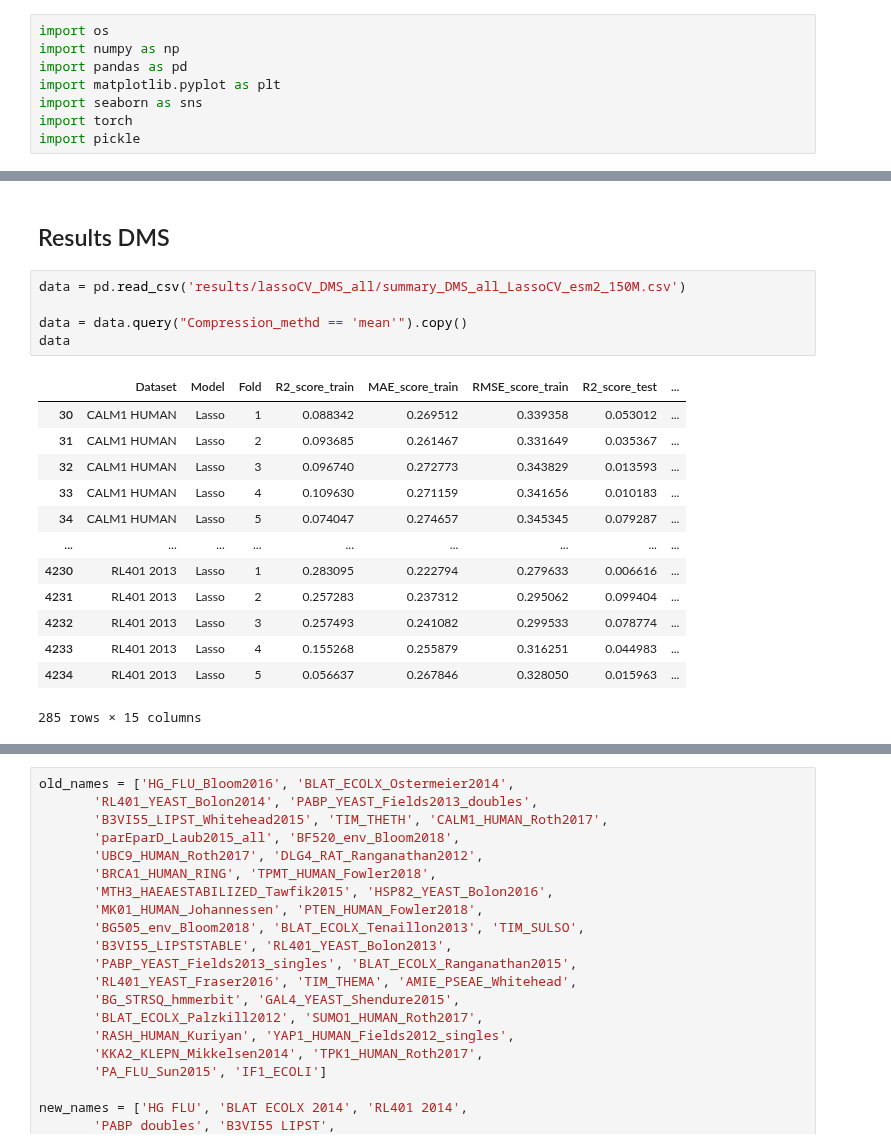
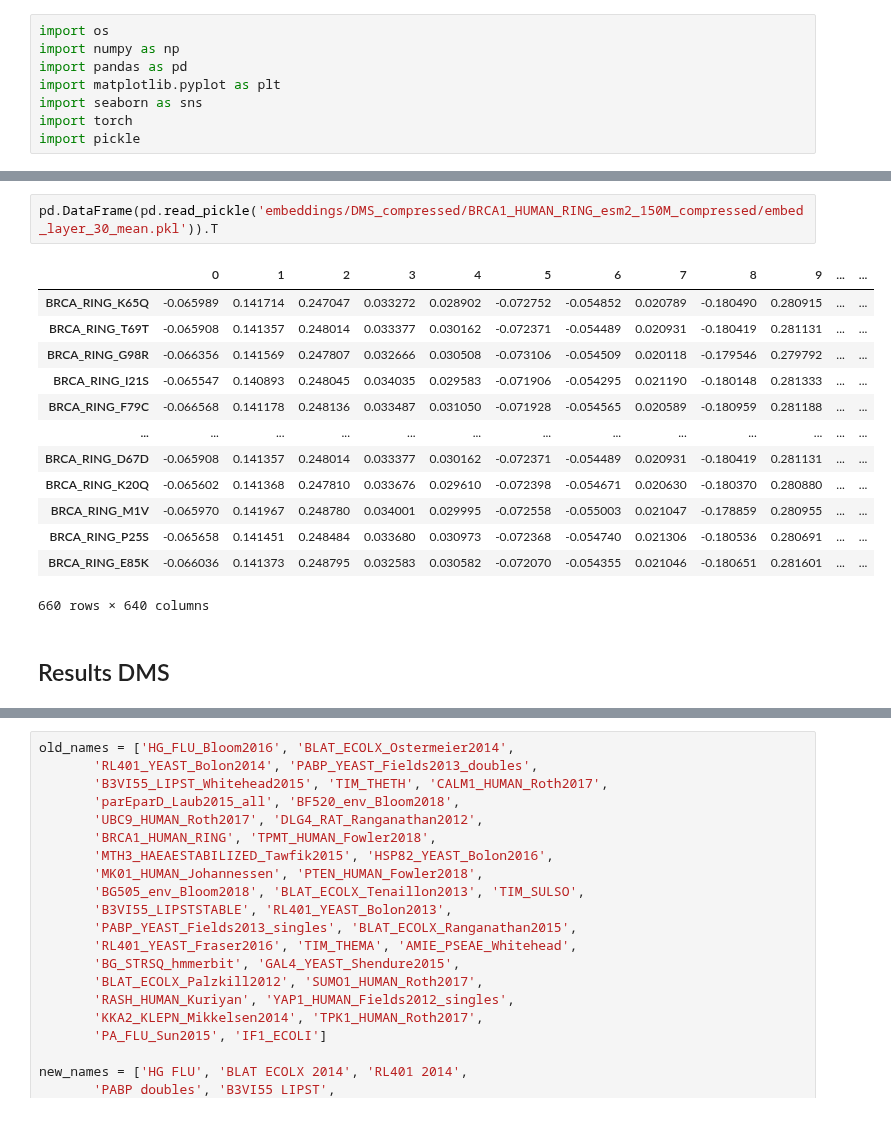
Before and after one commit to ziul-bio/SWAT, a Jupyter notebook: plot_results.ipynb, the cells around one changed output, grey strips where cells are left out. Cells and saved outputs as stored; diff of their text form.

```diff
--- a/plot_results.ipynb
+++ b/plot_results.ipynb
@@ -36,21 +67,18 @@ python scripts/run_reg_Lasso.py -i embeddings/BLAT_ECOLX_Ostermeier2014_esm2_150
+# %%
+pd.DataFrame(pd.read_pickle('embeddings/DMS_compressed/BRCA1_HUMAN_RING_esm2_150M_compressed/embed_layer_30_mean.pkl')).T
+# %% [output]
+|  | 0 | 1 | 2 | 3 | 4 | 5 | 6 | 7 | 8 | 9 | ... | ... |
+| BRCA_RING_K65Q | -0.065989 | 0.141714 | 0.247047 | 0.033272 | 0.028902 | -0.072752 | -0.054852 | 0.020789 | -0.180490 | 0.280915 | ... | ... |
+| BRCA_RING_T69T | -0.065908 | 0.141357 | 0.248014 | 0.033377 | 0.030162 | -0.072371 | -0.054489 | 0.020931 | -0.180419 | 0.281131 | ... | ... |
+| BRCA_RING_G98R | -0.066356 | 0.141569 | 0.247807 | 0.032666 | 0.030508 | -0.073106 | -0.054509 | 0.020118 | -0.179546 | 0.279792 | ... | ... |
+| BRCA_RING_I21S | -0.065547 | 0.140893 | 0.248045 | 0.034035 | 0.029583 | -0.071906 | -0.054295 | 0.021190 | -0.180148 | 0.281333 | ... | ... |
+| BRCA_RING_F79C | -0.066568 | 0.141178 | 0.248136 | 0.033487 | 0.031050 | -0.071928 | -0.054565 | 0.020589 | -0.180959 | 0.281188 | ... | ... |
+| ... | ... | ... | ... | ... | ... | ... | ... | ... | ... | ... | ... | ... |
+| BRCA_RING_D67D | -0.065908 | 0.141357 | 0.248014 | 0.033377 | 0.030162 | -0.072371 | -0.054489 | 0.020931 | -0.180419 | 0.281131 | ... | ... |
+| BRCA_RING_K20Q | -0.065602 | 0.141368 | 0.247810 | 0.033676 | 0.029610 | -0.072398 | -0.054671 | 0.020630 | -0.180370 | 0.280880 | ... | ... |
+| BRCA_RING_M1V | -0.065970 | 0.141967 | 0.248780 | 0.034001 | 0.029995 | -0.072558 | -0.055003 | 0.021047 | -0.178859 | 0.280955 | ... | ... |
+| BRCA_RING_P25S | -0.065658 | 0.141451 | 0.248484 | 0.033680 | 0.030973 | -0.072368 | -0.054740 | 0.021306 | -0.180536 | 0.280691 | ... | ... |
+| BRCA_RING_E85K | -0.066036 | 0.141373 | 0.248795 | 0.032583 | 0.030582 | -0.072070 | -0.054355 | 0.021046 | -0.180651 | 0.281601 | ... | ... |
+660 rows × 640 columns
 # %% [markdown]
 ## Results DMS
-# %%
-data = pd.read_csv('results/lassoCV_DMS_all/summary_DMS_all_LassoCV_esm2_150M.csv')
-
-data = data.query("Compression_methd == 'mean'").copy()
-data
-# %% [output]
-|  | Dataset | Model | Fold | R2_score_train | MAE_score_train | RMSE_score_train | R2_score_test | ... |
-| 30 | CALM1 HUMAN | Lasso | 1 | 0.088342 | 0.269512 | 0.339358 | 0.053012 | ... |
-| 31 | CALM1 HUMAN | Lasso | 2 | 0.093685 | 0.261467 | 0.331649 | 0.035367 | ... |
-| 32 | CALM1 HUMAN | Lasso | 3 | 0.096740 | 0.272773 | 0.343829 | 0.013593 | ... |
-| 33 | CALM1 HUMAN | Lasso | 4 | 0.109630 | 0.271159 | 0.341656 | 0.010183 | ... |
-| 34 | CALM1 HUMAN | Lasso | 5 | 0.074047 | 0.274657 | 0.345345 | 0.079287 | ... |
-| ... | ... | ... | ... | ... | ... | ... | ... | ... |
-| 4230 | RL401 2013 | Lasso | 1 | 0.283095 | 0.222794 | 0.279633 | 0.006616 | ... |
-| 4231 | RL401 2013 | Lasso | 2 | 0.257283 | 0.237312 | 0.295062 | 0.099404 | ... |
-| 4232 | RL401 2013 | Lasso | 3 | 0.257493 | 0.241082 | 0.299533 | 0.078774 | ... |
-| 4233 | RL401 2013 | Lasso | 4 | 0.155268 | 0.255879 | 0.316251 | 0.044983 | ... |
-| 4234 | RL401 2013 | Lasso | 5 | 0.056637 | 0.267846 | 0.328050 | 0.015963 | ... |
-285 rows × 15 columns
```
Also changed, not shown: parts of 16 cells of this notebook, 2 other files.
